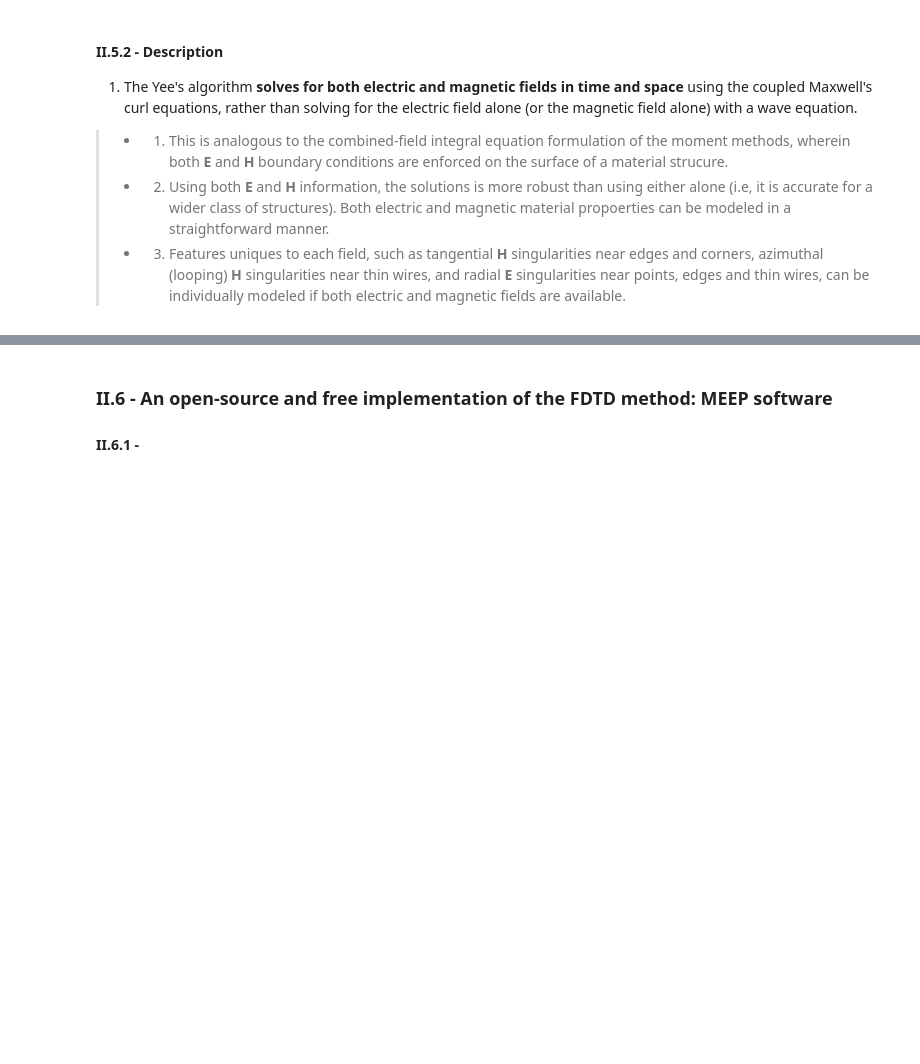
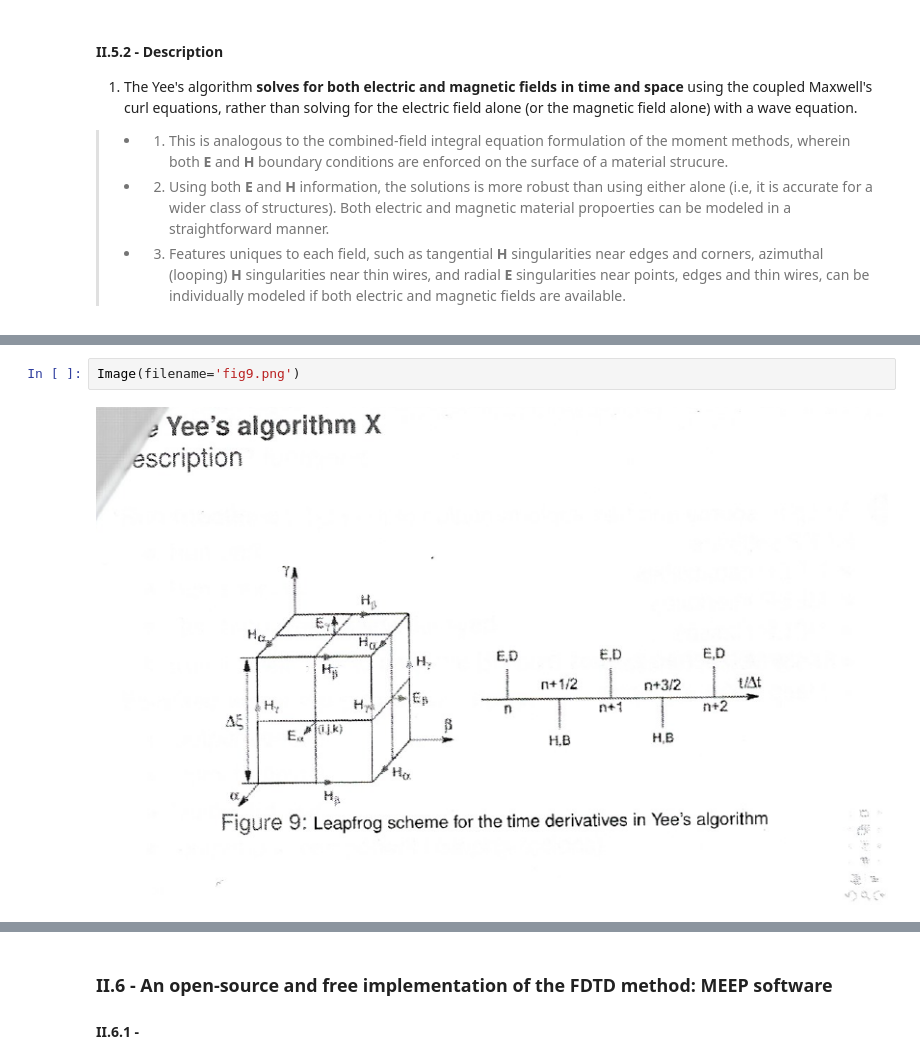
Before and after one commit to Gatovicciola/CEM_EMPOSSIBLE, a Jupyter notebook: Notes_Cours/Numerical_Methods_Renversey.ipynb, the cells around one changed output, grey strips where cells are left out. Drawn from its saved outputs; the diff is of its cells as text; blank space fills up the shorter version.

```diff
--- a/Notes_Cours/Numerical_Methods_Renversey.ipynb
+++ b/Notes_Cours/Numerical_Methods_Renversey.ipynb
@@ -598,0 +627,4 @@ The basic idea of the seminal Yee's algorithm, published in 1966, is to locate e
+# %%
+Image(filename='fig9.png')
+# %% [output]
+[figure, added]
```
Also changed, not shown: parts of 9 cells of this notebook, 3 other files.
